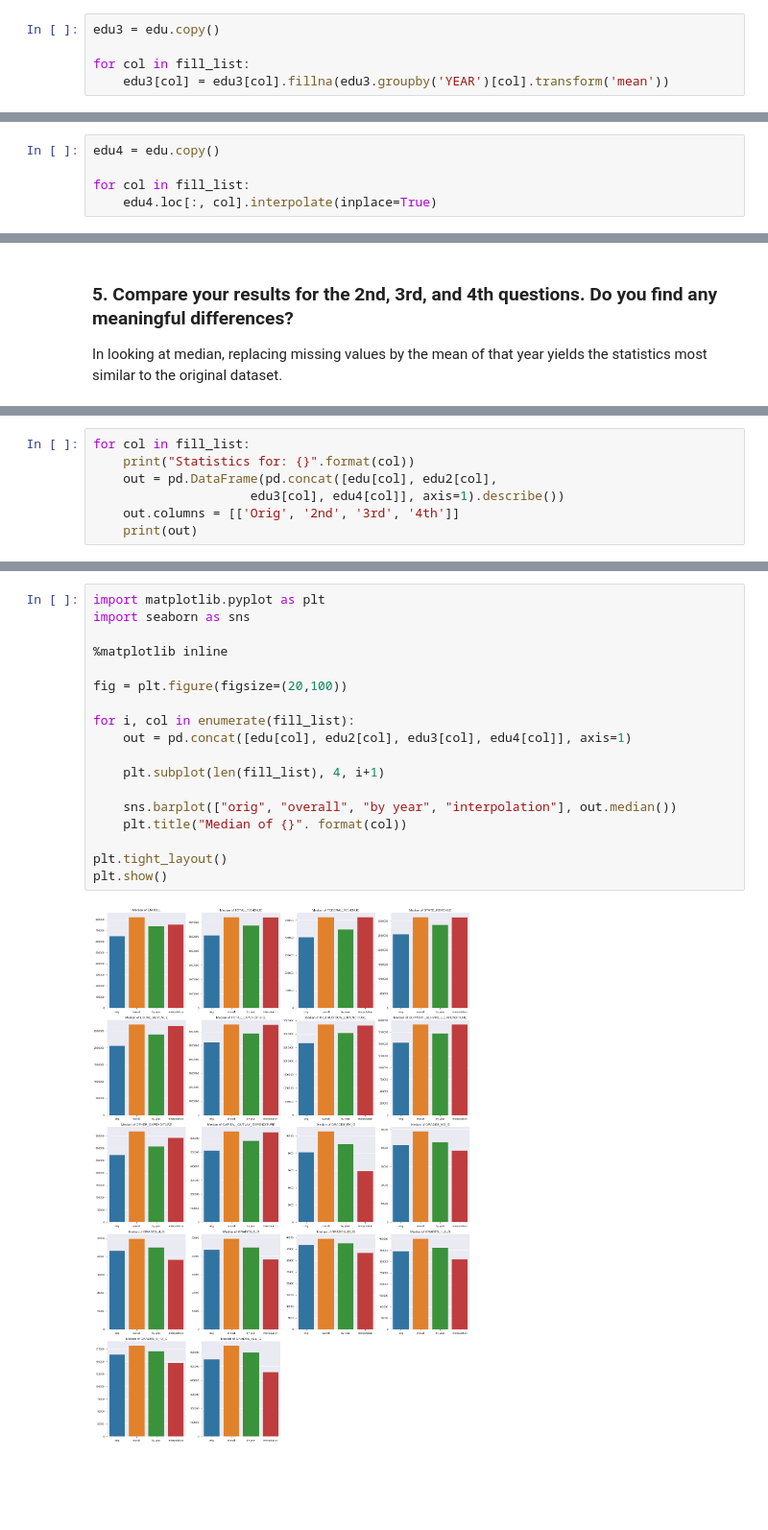
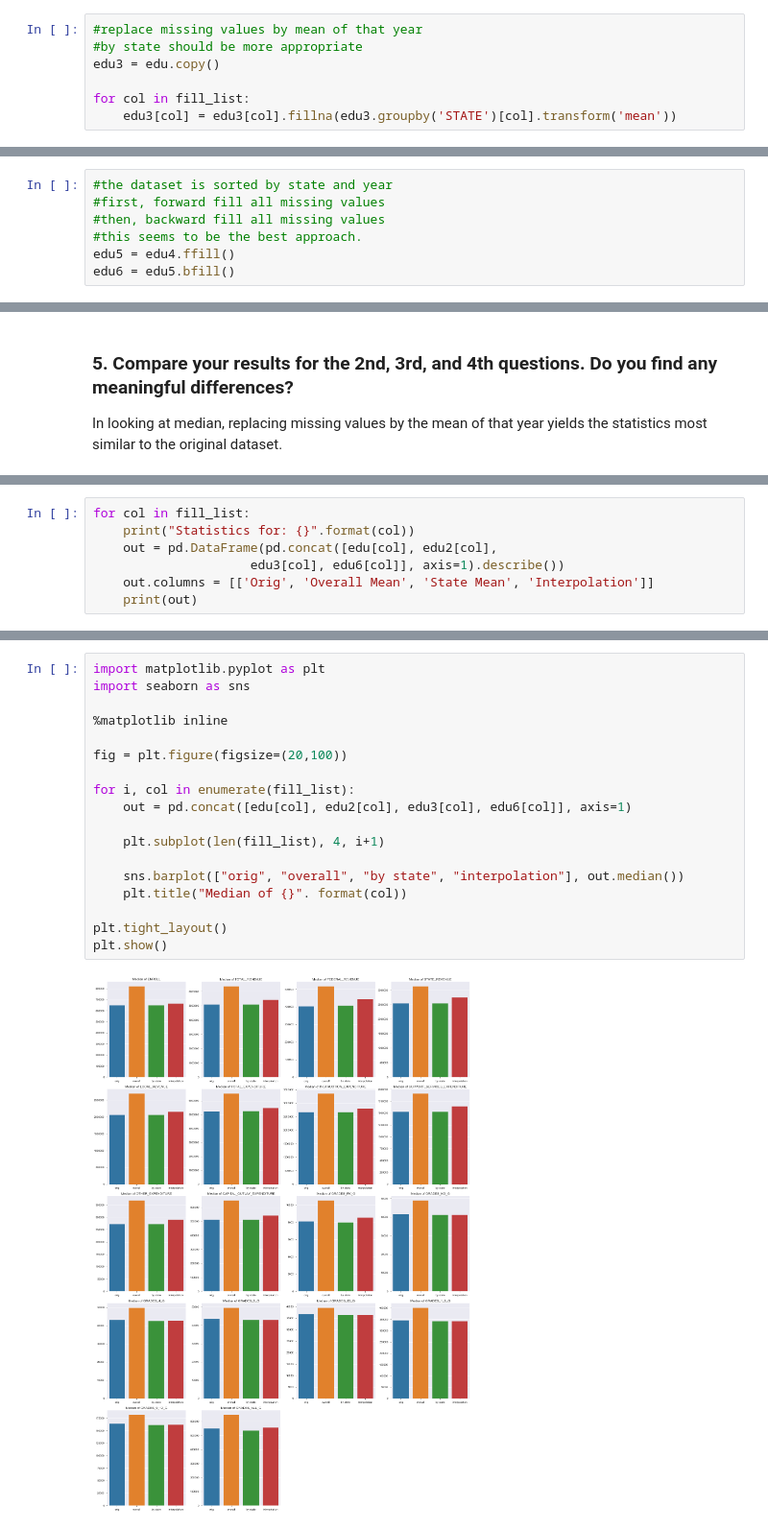
Before and after one commit to snowbright/Thinkful, a Jupyter notebook: 20.3-Data cleaning 2_missing values.ipynb, the cells around one changed output, grey strips where cells are left out. Shown: that part at 96% size. Drawn from its saved outputs; the diff is of its cells as text; blank space fills up the shorter version.

```diff
--- a/20.3-Data cleaning 2_missing values.ipynb
+++ b/20.3-Data cleaning 2_missing values.ipynb
@@ -133,7 +146,9 @@ dtype: float64
 
 Considering year as the grouping variable, the method remains the same except that I replace missing values by the mean of that year.
 # %%
+#replace missing values by mean of that year
+#by state should be more appropriate
 edu3 = edu.copy()
 
 for col in fill_list:
-    edu3[col] = edu3[col].fillna(edu3.groupby('YEAR')[col].transform('mean'))
+    edu3[col] = edu3[col].fillna(edu3.groupby('STATE')[col].transform('mean'))
@@ -160,8 +211,10 @@ dtype: float64
 # %% [markdown]
 ### 4. This time, fill in the missing values using interpolation (extrapolation).
-# %%
-edu4 = edu.copy()
-
-for col in fill_list:
-    edu4.loc[:, col].interpolate(inplace=True)
+# %%
+#the dataset is sorted by state and year
+#first, forward fill all missing values
+#then, backward fill all missing values
+#this seems to be the best approach.
+edu5 = edu4.ffill()
+edu6 = edu5.bfill()
 # %%
@@ -192,8 +251,8 @@ In looking at median, replacing missing values by the mean of that year yields t
 for col in fill_list:
     print("Statistics for: {}".format(col))
     out = pd.DataFrame(pd.concat([edu[col], edu2[col],
-                     edu3[col], edu4[col]], axis=1).describe())
-    out.columns = [['Orig', '2nd', '3rd', '4th']]
+                     edu3[col], edu6[col]], axis=1).describe())
+    out.columns = [['Orig', 'Overall Mean', 'State Mean', 'Interpolation']]
     print(out)
 # %% [output]
 Statistics for: ENROLL
@@ -216,20 +275,20 @@ max    5.944746e+06  5.944746e+06  5.944746e+06  5.944746e+06
 # %%
 import matplotlib.pyplot as plt
 import seaborn as sns
 
 %matplotlib inline
 
 fig = plt.figure(figsize=(20,100))
 
 for i, col in enumerate(fill_list):
-    out = pd.concat([edu[col], edu2[col], edu3[col], edu4[col]], axis=1)
+    out = pd.concat([edu[col], edu2[col], edu3[col], edu6[col]], axis=1)
 
     plt.subplot(len(fill_list), 4, i+1)
 
-    sns.barplot(["orig", "overall", "by year", "interpolation"], out.median())
+    sns.barplot(["orig", "overall", "by state", "interpolation"], out.median())
     plt.title("Median of {}". format(col))
 
 plt.tight_layout()
 plt.show()
 # %% [output]
-[figure, old version]
+[figure, new version]
```
Also changed, not shown: parts of 14 cells of this notebook.
